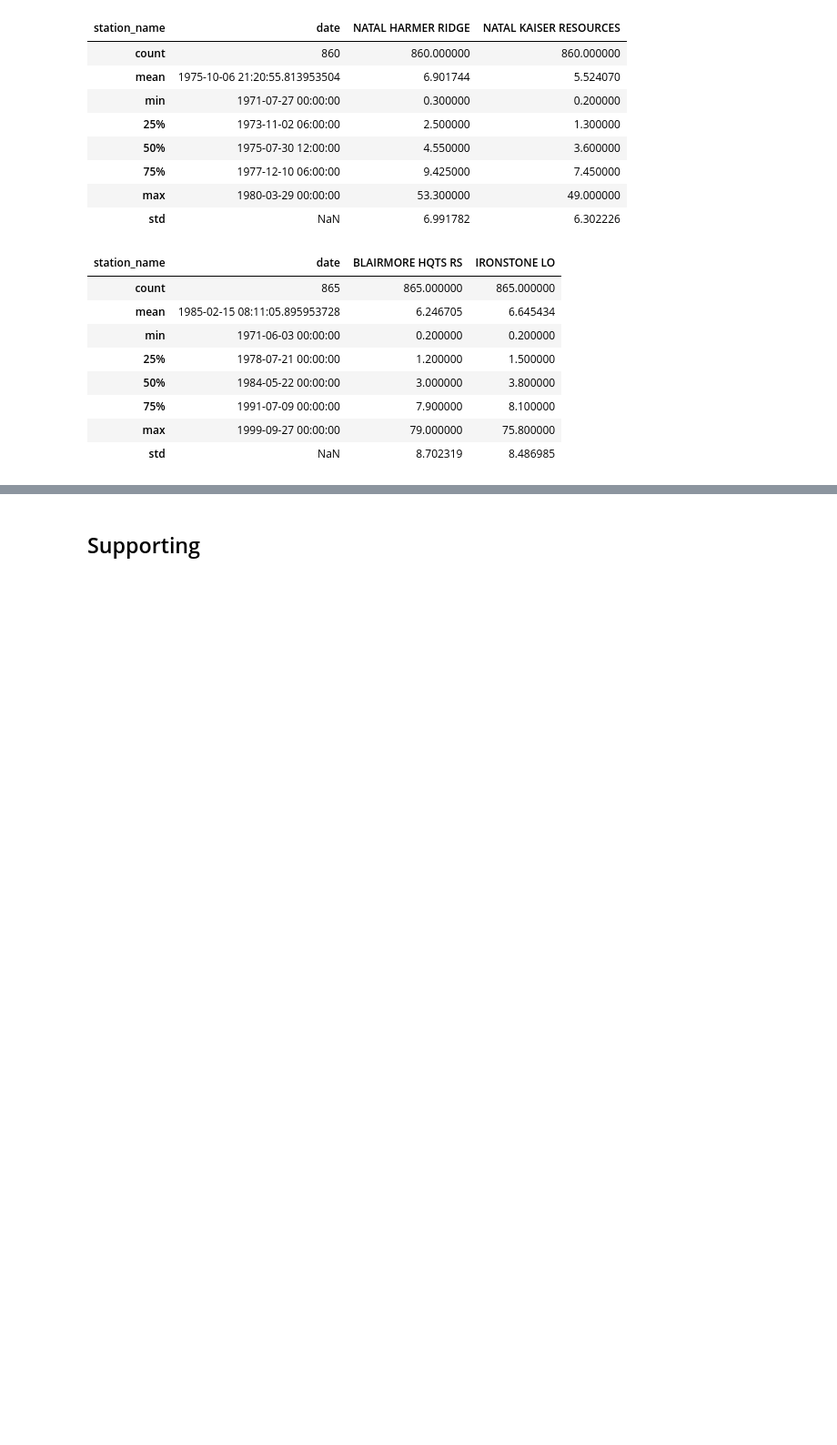
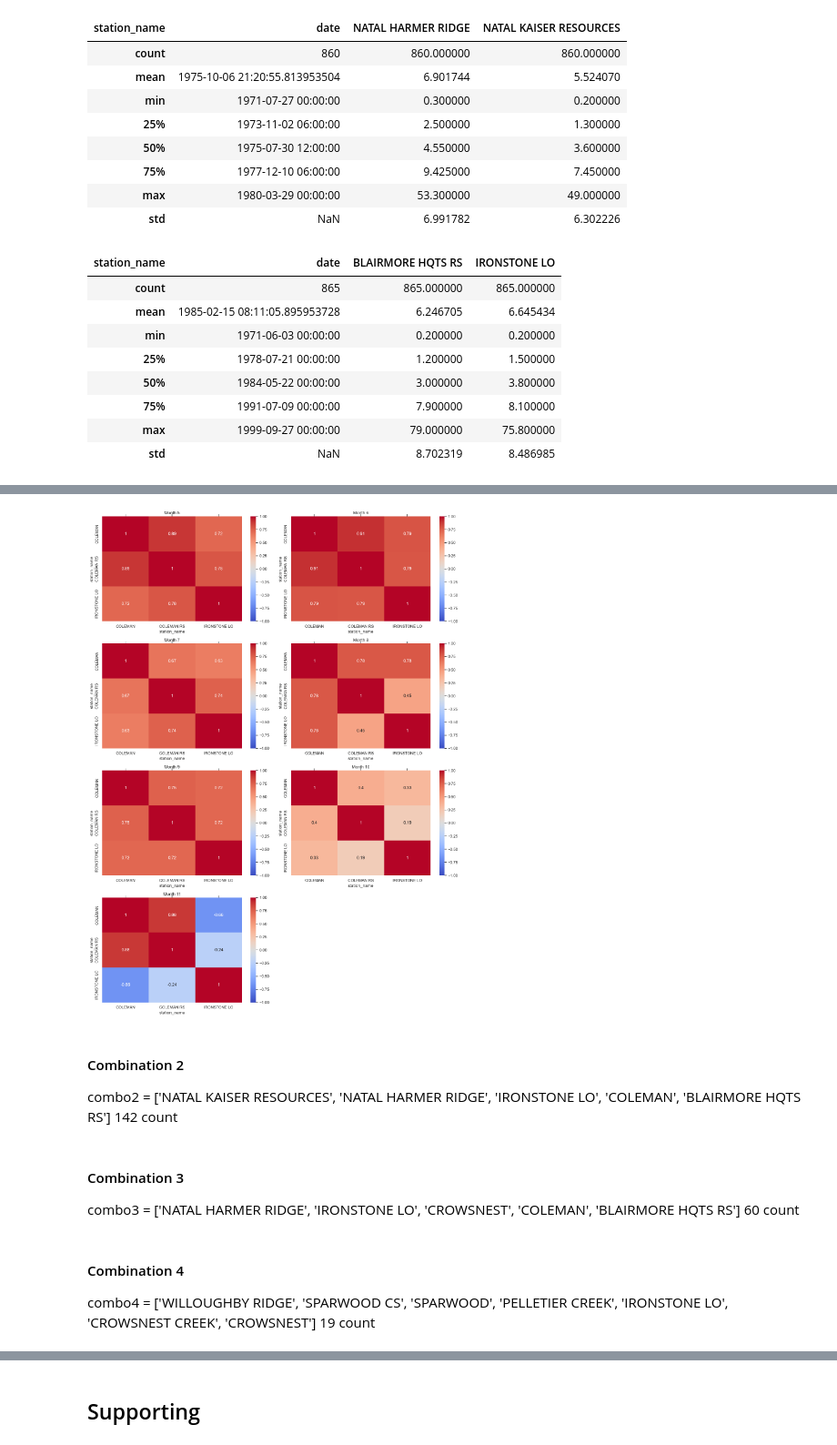
Before and after one commit to moniquebeaulieu/TM_PHES, a Jupyter notebook: EDA.ipynb, the cells around one changed output, grey strips where cells are left out. Shown at 91% size. Saved outputs shown, nothing was run; the diff lists cells and outputs as text; code cells hidden in the pictures; blank space fills up the shorter version.

Commit message:
create function for cross-correlation

```diff
--- a/EDA.ipynb
+++ b/EDA.ipynb
@@ -911,0 +988,14 @@ combo13_df.describe()
+# %%
+c1_monthly_dataframes = create_monthly_dataframes(combo1_df)
+c2_monthly_dataframes = create_monthly_dataframes(combo2_df)
+c3_monthly_dataframes = create_monthly_dataframes(combo3_df)
+c4_monthly_dataframes = create_monthly_dataframes(combo4_df)
+c5_monthly_dataframes = create_monthly_dataframes(combo5_df)
+c6_monthly_dataframes = create_monthly_dataframes(combo6_df)
+c7_monthly_dataframes = create_monthly_dataframes(combo7_df)
+c8_monthly_dataframes = create_monthly_dataframes(combo8_df)
+c9_monthly_dataframes = create_monthly_dataframes(combo9_df)
+c10_monthly_dataframes = create_monthly_dataframes(combo10_df)
+c11_monthly_dataframes = create_monthly_dataframes(combo11_df)
+c12_monthly_dataframes = create_monthly_dataframes(combo12_df)
+c13_monthly_dataframes = create_monthly_dataframes(combo13_df)
@@ -911,0 +1032,7 @@ combo13_df.describe()
+# %%
+plot_cross_correlation_matrices(c1_monthly_dataframes)
+# %% [output]
+[figure, added]
+# %% [markdown]
+#### Combination 2
+combo2 = ['NATAL KAISER RESOURCES', 'NATAL HARMER RIDGE', 'IRONSTONE LO', 'COLEMAN', 'BLAIRMORE HQTS RS'] 142 count
@@ -911,0 +1044,6 @@ combo13_df.describe()
+# %% [markdown]
+#### Combination 3
+combo3 = ['NATAL HARMER RIDGE', 'IRONSTONE LO', 'CROWSNEST', 'COLEMAN', 'BLAIRMORE HQTS RS'] 60 count
+# %% [markdown]
+#### Combination 4
+combo4 = ['WILLOUGHBY RIDGE', 'SPARWOOD CS', 'SPARWOOD', 'PELLETIER CREEK', 'IRONSTONE LO', 'CROWSNEST CREEK', 'CROWSNEST'] 19 count
```
Also changed, not shown: parts of 27 cells of this notebook.
